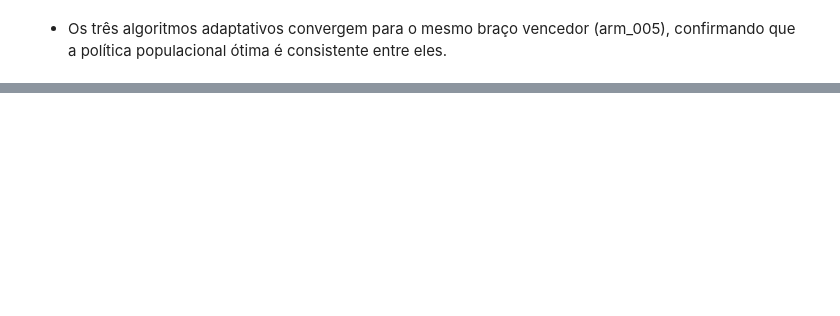
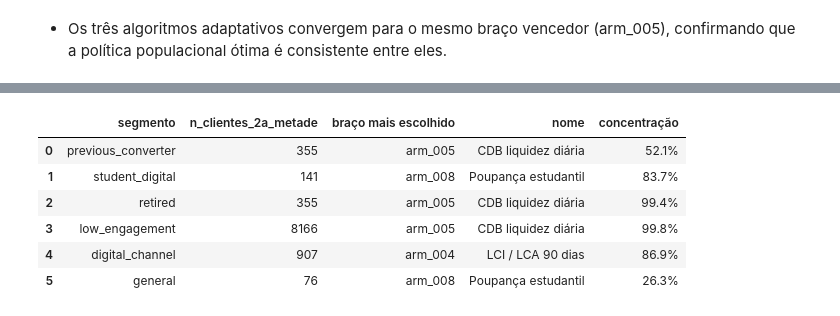
Before and after one commit to fiap-7MLET/datathon-7mlet-grupo-50, a Jupyter notebook: notebooks/03_baseline_e_thompson_sampling.ipynb, the cells around one changed output, grey strips where cells are left out. Drawn from its saved outputs; the diff is of its cells as text; code cells hidden in the pictures; blank space fills up the shorter version.

```diff
--- a/notebooks/03_baseline_e_thompson_sampling.ipynb
+++ b/notebooks/03_baseline_e_thompson_sampling.ipynb
@@ -310,0 +380,30 @@ conv_all
+# %%
+def contextual_convergence_table():
+    seg_arr = np.array(client_segments)
+    second_half = slice(N_CLIENTS // 2, N_CLIENTS)
+    rows = []
+    for seg in SEGMENTS:
+        mask = seg_arr[second_half] == seg
+        if mask.sum() == 0:
+            continue
+        chosen = ctx_choices[second_half][mask]
+        vals, counts = np.unique(chosen, return_counts=True)
+        top = vals[np.argmax(counts)]
+        rows.append({
+            "segmento": seg,
+            "n_clientes_2a_metade": int(mask.sum()),
+            "braço mais escolhido": ARM_IDS[top],
+            "nome": ARM_NAMES[ARM_IDS[top]],
+            "concentração": f"{100 * counts.max() / mask.sum():.1f}%",
+        })
+    return pd.DataFrame(rows)
+
+contextual_convergence_table()
+# %% [output]
+|  | segmento | n_clientes_2a_metade | braço mais escolhido | nome | concentração |
+| 0 | previous_converter | 355 | arm_005 | CDB liquidez diária | 52.1% |
+| 1 | student_digital | 141 | arm_008 | Poupança estudantil | 83.7% |
+| 2 | retired | 355 | arm_005 | CDB liquidez diária | 99.4% |
+| 3 | low_engagement | 8166 | arm_005 | CDB liquidez diária | 99.8% |
+| 4 | digital_channel | 907 | arm_004 | LCI / LCA 90 dias | 86.9% |
+| 5 | general | 76 | arm_008 | Poupança estudantil | 26.3% |
```
Also changed, not shown: parts of 6 cells of this notebook, 13 other files.
